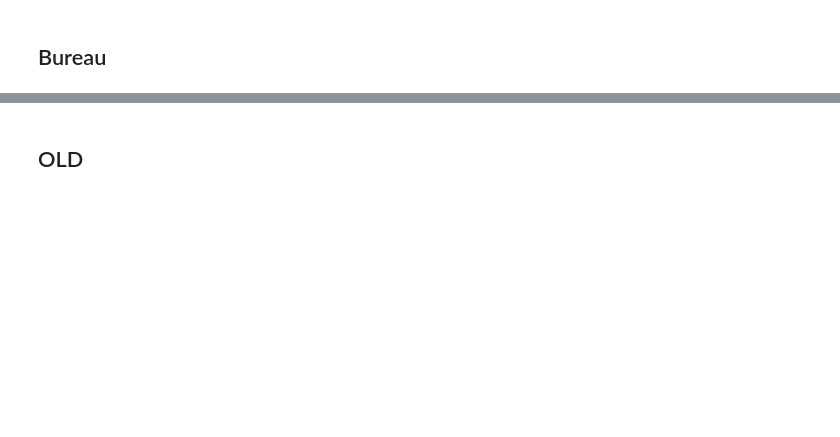
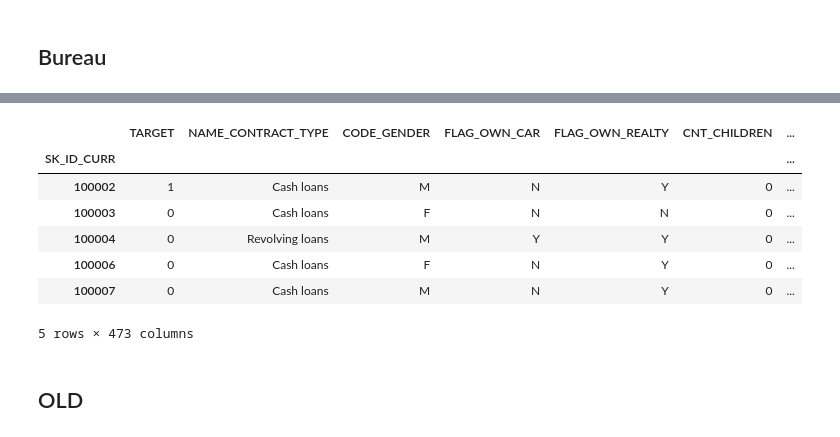
Before and after one commit to jack89roberts/kaggle-home-credit-default-risk, a Jupyter notebook: bureau.ipynb, the cells around one changed output, grey strips where cells are left out. Drawn from its saved outputs; the diff is of its cells as text; code cells hidden in the pictures; blank space fills up the shorter version.

```diff
--- a/bureau.ipynb
+++ b/bureau.ipynb
@@ -150,9 +223,9 @@ df_bureau.describe()
 # %%
-agg_funcs = {}
+agg_funcs = {'SK_ID_CURR':'count'}
 for col in dummy_cols:
-    agg_funcs[col] = ['count','mean']
+    agg_funcs[col] = ['sum','mean']
 
 for col in numeric_cols:
-    agg_funcs[col] = ['mean','max','min','std']
+    agg_funcs[col] = ['sum','mean','max']
 
 agg_funcs
@@ -159,2 +250,25 @@ agg_funcs
 # %%
-df_bureau.groupby(['SK_ID_CURR','CREDIT_ACTIVE']).agg(agg_funcs).info()
+bureau_grouped = df_bureau.groupby(['SK_ID_CURR','CREDIT_ACTIVE']).agg(agg_funcs)
+
+del df_bureau
+# %%
+# remove multi-level column names
+bureau_grouped.columns = ['_'.join(x) for x in bureau_grouped.columns.values]
+bureau_grouped=bureau_grouped.unstack(fill_value=0)
+bureau_grouped.columns = ['BURO_'+'_'.join(x) for x in bureau_grouped.columns.values]
+
+# tidy up some column names
+bureau_grouped.columns = bureau_grouped.columns.str.replace('SK_ID_CURR_','')
+bureau_grouped.columns = bureau_grouped.columns.str.replace('CREDIT_CURRENCY_','CURRENCY_')
+bureau_grouped.columns = bureau_grouped.columns.str.replace('CREDIT_TYPE_','TYPE_')
+bureau_grouped.columns = bureau_grouped.columns.str.replace('CREDIT_DAY_OVERDUE_','DAY_OVER_')
+bureau_grouped.columns = bureau_grouped.columns.str.replace('DAYS_CREDIT_ENDDATE_','DAY_END_')
+bureau_grouped.columns = bureau_grouped.columns.str.replace('DAYS_ENDDATE_FACT_','DAY_END_FACT_')
+bureau_grouped.columns = bureau_grouped.columns.str.replace('AMT_CREDIT_MAX_OVERDUE_','MAX_OVER_')
+bureau_grouped.columns = bureau_grouped.columns.str.replace('CNT_CREDIT_PROLONG_','PROLONG_')
+bureau_grouped.columns = bureau_grouped.columns.str.replace('AMT_CREDIT_SUM_','CREDIT_SUM_')
+bureau_grouped.columns = bureau_grouped.columns.str.replace('AMT_CREDIT_SUM_DEBT_','DEBT_')
+bureau_grouped.columns = bureau_grouped.columns.str.replace('CREDIT_SUM_LIMIT_','LIMIT_')
+bureau_grouped.columns = bureau_grouped.columns.str.replace('AMT_CREDIT_SUM_OVERDUE_','AMT_OVER_')
+bureau_grouped.columns = bureau_grouped.columns.str.replace('DAYS_CREDIT_UPDATE_','DAY_UPDATE_')
+bureau_grouped.columns = bureau_grouped.columns.str.replace('AMT_ANNUITY_','ANNUITY_')
@@ -161,3 +286,21 @@ df_bureau.groupby(['SK_ID_CURR','CREDIT_ACTIVE']).agg(agg_funcs).info()
+# %%
+merge_bureau_train = df_train.merge(bureau_grouped,how='left',left_index=True,right_index=True)
+display(merge_bureau_train.head())
+merge_bureau_train.to_csv('input/app_train_MERGE_bureau.csv')
+
+merge_bureau_test = df_test.merge(bureau_grouped,how='left',left_index=True,right_index=True)
+merge_bureau_test.to_csv('input/app_test_MERGE_bureau.csv')
+
+del merge_bureau_train, merge_bureau_test, bureau_grouped
+# %% [output]
+|  | TARGET | NAME_CONTRACT_TYPE | CODE_GENDER | FLAG_OWN_CAR | FLAG_OWN_REALTY | CNT_CHILDREN | ... |
+| SK_ID_CURR |  |  |  |  |  |  | ... |
+| 100002 | 1 | Cash loans | M | N | Y | 0 | ... |
+| 100003 | 0 | Cash loans | F | N | N | 0 | ... |
+| 100004 | 0 | Revolving loans | M | Y | Y | 0 | ... |
+| 100006 | 0 | Cash loans | F | N | Y | 0 | ... |
+| 100007 | 0 | Cash loans | M | N | Y | 0 | ... |
+5 rows × 473 columns
 # %% [markdown]
 ## OLD
 # %%
```
Also changed, not shown: parts of 8 cells of this notebook.
